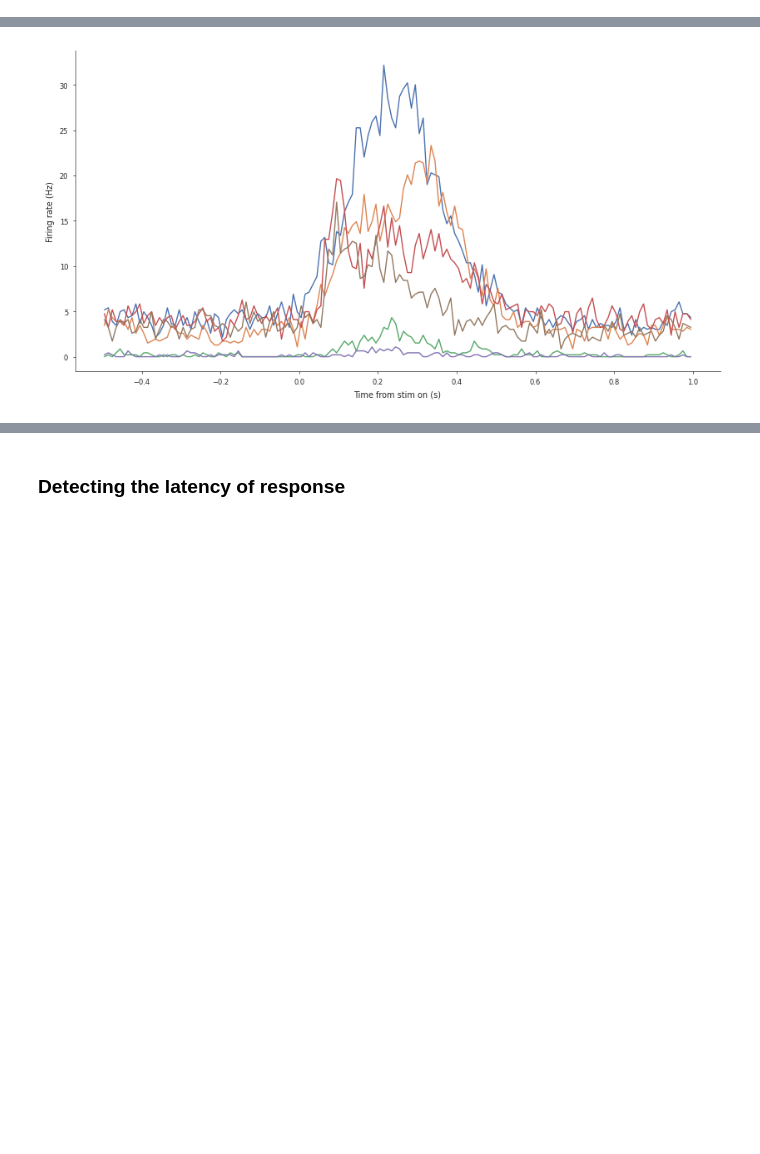
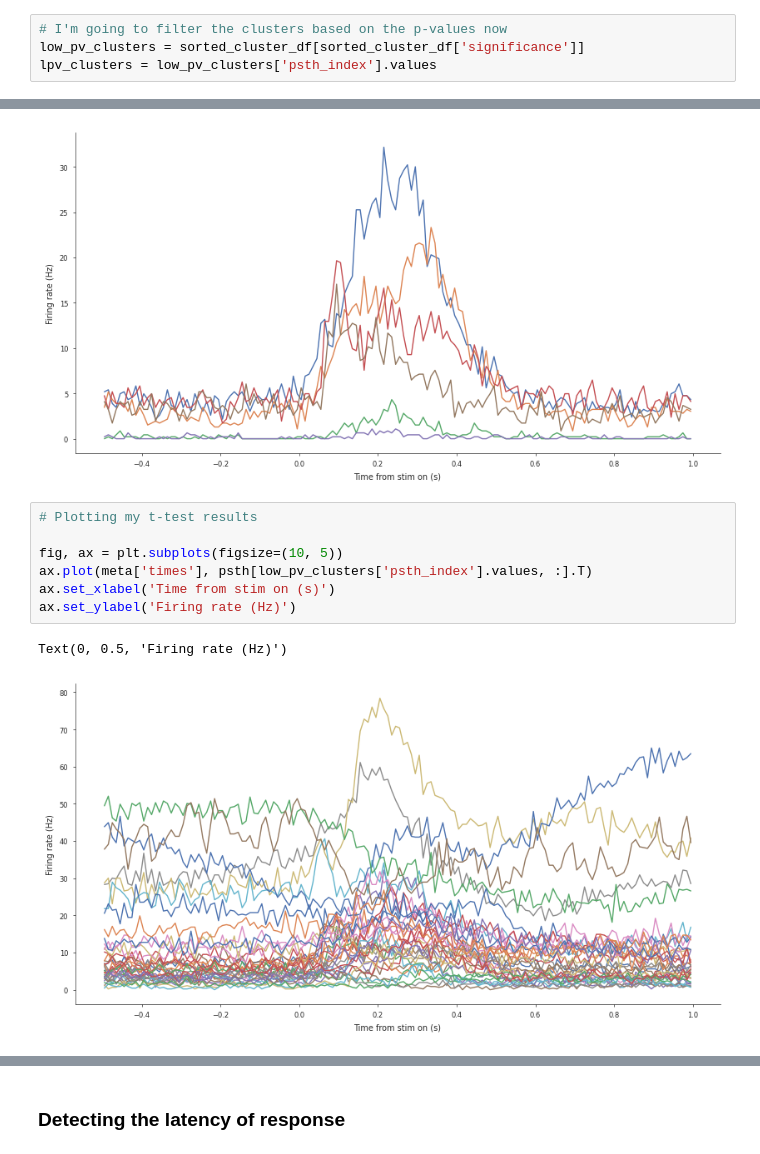
Before and after one commit to Its-Fate/IBL-Project, a Jupyter notebook: projects/neurons/IBL_BWM_Neuromatch_tutorial.ipynb, the cells around one changed output, grey strips where cells are left out. Drawn from its saved outputs; the diff is of its cells as text; blank space fills up the shorter version.

```diff
--- a/projects/neurons/IBL_BWM_Neuromatch_tutorial.ipynb
+++ b/projects/neurons/IBL_BWM_Neuromatch_tutorial.ipynb
@@ -724,6 +784,10 @@ high_mi_clusters = df[np.bitwise_and(df['modulation_idx'] >= percentile_95, df['
 
 # Store the index of the modulated clusters
 modulated_clusters = high_mi_clusters['psth_index'].values
+# %%
+# I'm going to filter the clusters based on the p-values now
+low_pv_clusters = sorted_cluster_df[sorted_cluster_df['significance']]
+lpv_clusters = low_pv_clusters['psth_index'].values
 # %% [markdown]
 We can display the information about these **high modulation index clusters** and also plot their PSTHs.
 # %%
@@ -747,3 +846,13 @@ ax.set_ylabel('Firing rate (Hz)')
 # %% [output]
 Text(0, 0.5, 'Firing rate (Hz)')
 [figure]
+# %%
+# Plotting my t-test results
+
+fig, ax = plt.subplots(figsize=(10, 5))
+ax.plot(meta['times'], psth[low_pv_clusters['psth_index'].values, :].T)
+ax.set_xlabel('Time from stim on (s)')
+ax.set_ylabel('Firing rate (Hz)')
+# %% [output]
+Text(0, 0.5, 'Firing rate (Hz)')
+[figure, added]
```
Also changed, not shown: parts of 11 cells of this notebook.
